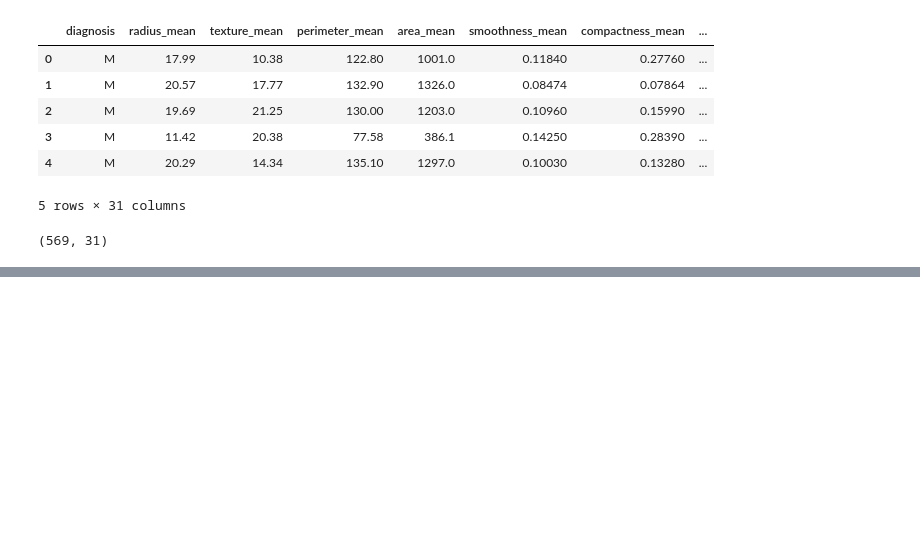
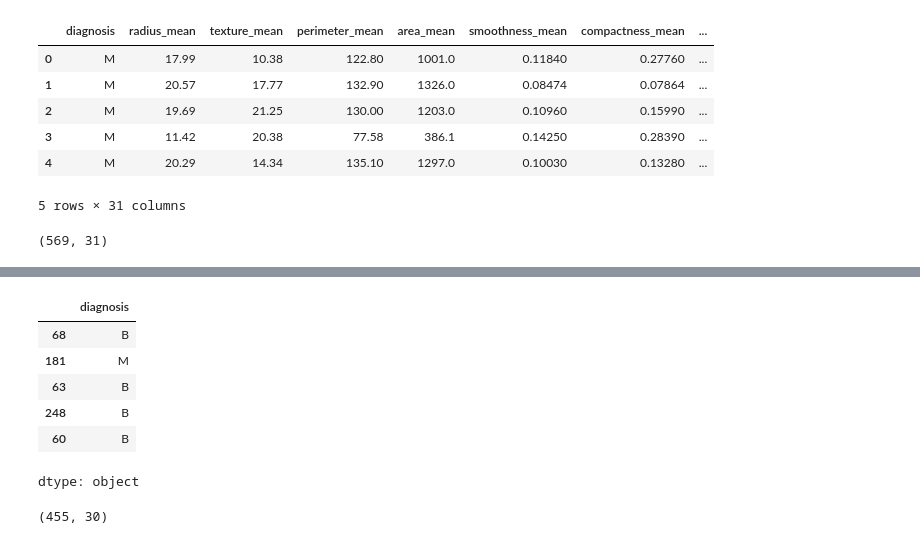
Before and after one commit to Maruf0275/Machine-Learning-CIT, a Jupyter notebook: KNN.ipynb, the cells around one changed output, grey strips where cells are left out. Saved outputs shown, nothing was run; the diff lists cells and outputs as text; code cells hidden in the pictures; blank space fills up the shorter version.

```diff
--- a/KNN.ipynb
+++ b/KNN.ipynb
@@ -33,0 +46,14 @@ from sklearn.model_selection import train_test_split
+# %%
+y_train.head()
+# %% [output]
+|  | diagnosis |
+| 68 | B |
+| 181 | M |
+| 63 | B |
+| 248 | B |
+| 60 | B |
+dtype: object
+# %%
+x_train.shape
+# %% [output]
+(455, 30)
```
Also changed, not shown: parts of 11 cells of this notebook.
